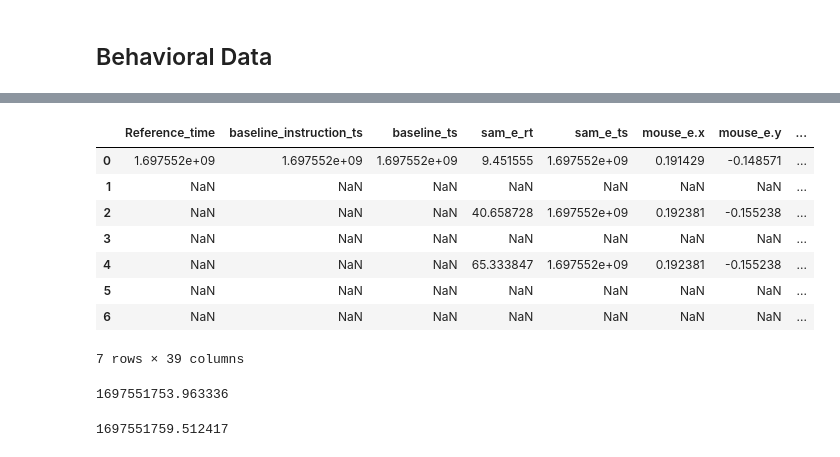
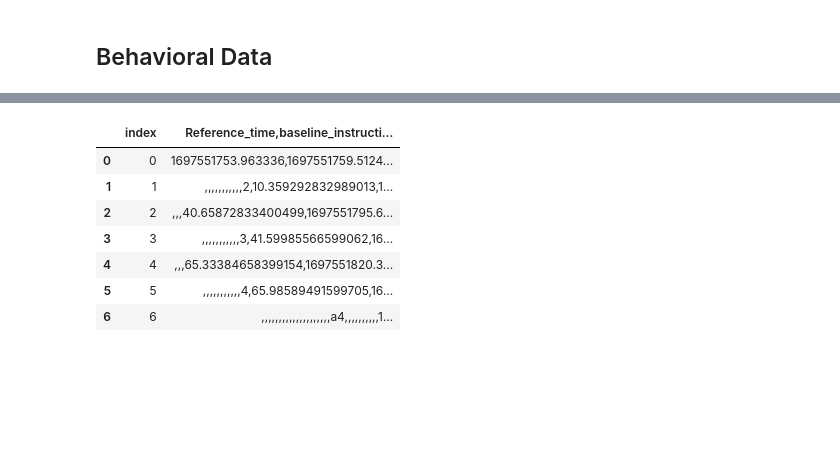
Before and after one commit to saifhanjra/tester_sony_digirelax, a Jupyter notebook: scripts/manipulating_datetime.ipynb, the cells around one changed output, grey strips where cells are left out. Saved outputs shown, nothing was run; the diff lists cells and outputs as text; code cells hidden in the pictures; blank space fills up the shorter version.

```diff
--- a/scripts/manipulating_datetime.ipynb
+++ b/scripts/manipulating_datetime.ipynb
@@ -241,13 +255,11 @@ psychopy_df = pd.read_csv(psychopy_csv_path)
 # %%
-psychopy_df
 # %% [output]
-|  | Reference_time | baseline_instruction_ts | baseline_ts | sam_e_rt | sam_e_ts | mouse_e.x | mouse_e.y | ... |
-| 0 | 1.697552e+09 | 1.697552e+09 | 1.697552e+09 | 9.451555 | 1.697552e+09 | 0.191429 | -0.148571 | ... |
-| 1 | NaN | NaN | NaN | NaN | NaN | NaN | NaN | ... |
-| 2 | NaN | NaN | NaN | 40.658728 | 1.697552e+09 | 0.192381 | -0.155238 | ... |
-| 3 | NaN | NaN | NaN | NaN | NaN | NaN | NaN | ... |
-| 4 | NaN | NaN | NaN | 65.333847 | 1.697552e+09 | 0.192381 | -0.155238 | ... |
-| 5 | NaN | NaN | NaN | NaN | NaN | NaN | NaN | ... |
-| 6 | NaN | NaN | NaN | NaN | NaN | NaN | NaN | ... |
+|  | index | Reference_time,baseline_instructi... |
+| 0 | 0 | 1697551753.963336,1697551759.5124... |
+| 1 | 1 | ,,,,,,,,,,,2,10.359292832989013,1... |
+| 2 | 2 | ,,,40.65872833400499,1697551795.6... |
+| 3 | 3 | ,,,,,,,,,,,3,41.59985566599062,16... |
+| 4 | 4 | ,,,65.33384658399154,1697551820.3... |
+| 5 | 5 | ,,,,,,,,,,,4,65.98589491599705,16... |
+| 6 | 6 | ,,,,,,,,,,,,,,,,,,,,a4,,,,,,,,,,1... |
-7 rows × 39 columns
 # %%
@@ -255,4 +267,2 @@ psychopy_ref = float(psychopy_df["Reference_time"][0])
 # %%
-psychopy_ref
+#shimmer_df =pd.read_csv(shimmer_path, sep='\t',skiprows=(0),header=(0), low_memory=False)
-# %% [output]
-1697551753.963336
@@ -261,4 +268,0 @@ baseline_instruct_time = float([val for val in psychopy_df["baseline_instruction
-# %%
-baseline_instruct_time
-# %% [output]
-1697551759.512417
```
Also changed, not shown: parts of 30 cells of this notebook.
